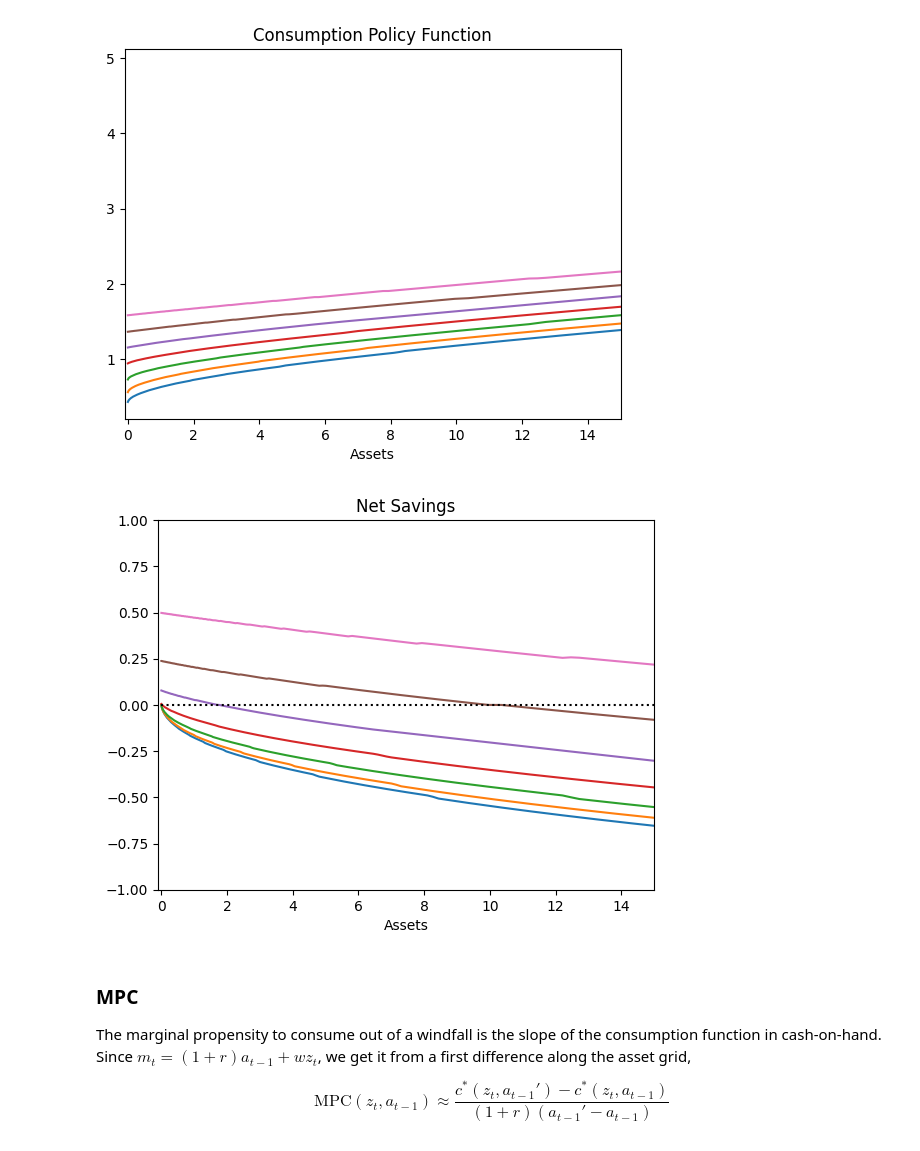
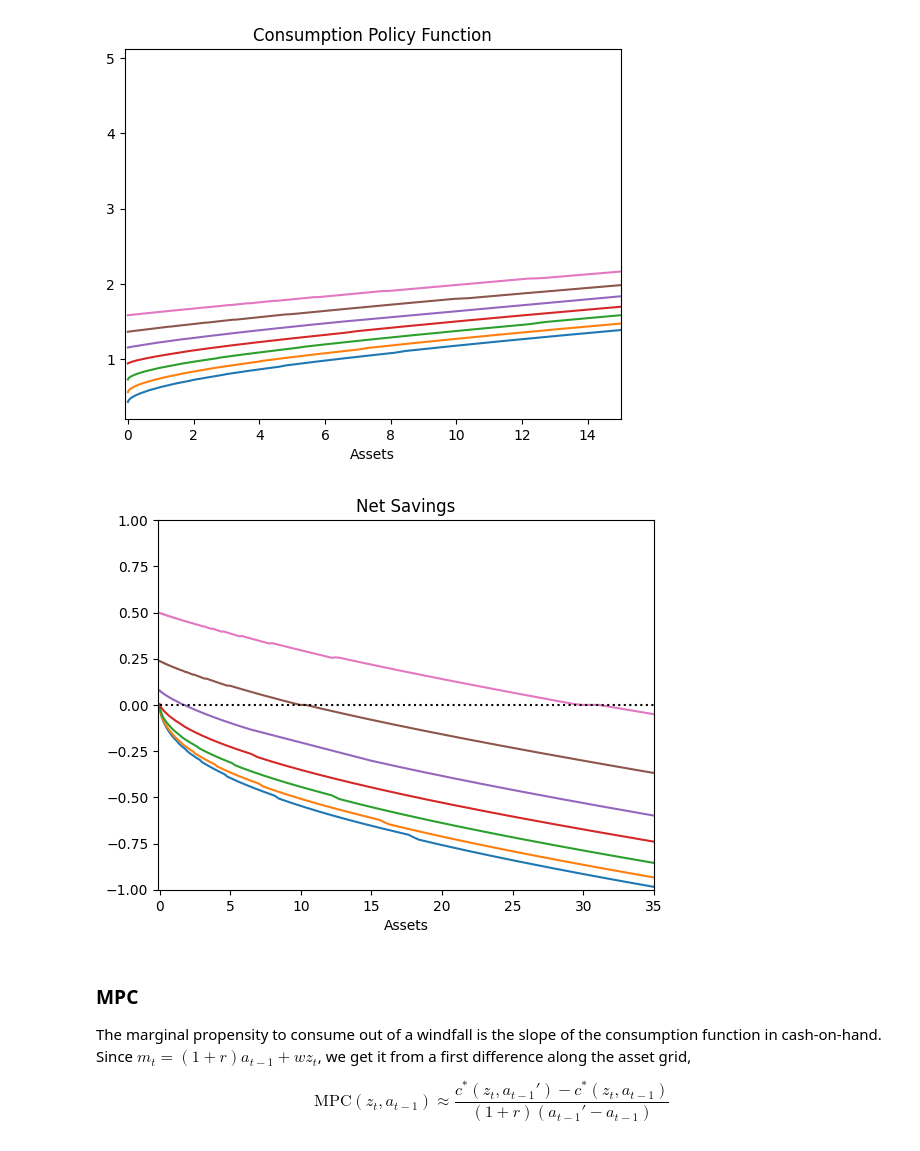
Before and after one commit to NumEconCopenhagen/AdvMacroHet, a Jupyter notebook: 02-03-Consumption-Saving/03_vfi_bufferstock-answer.ipynb, the cells around one changed output. Cells and saved outputs as stored; diff of their text form; code cells hidden in the pictures.

```diff
--- a/02-03-Consumption-Saving/03_vfi_bufferstock-answer.ipynb
+++ b/02-03-Consumption-Saving/03_vfi_bufferstock-answer.ipynb
@@ -212,14 +213,14 @@ plt.show()
 # %%
 plt.plot(par.a_grid,(a-par.a_grid[np.newaxis,:]).T)
 plt.plot(par.a_grid,np.zeros_like(par.a_grid),linestyle=':',color='black')
-plt.xlim(-0.1,15)
+plt.xlim(-0.1,35)
 plt.ylim(-1,1)
 plt.title('Net Savings')
 plt.xlabel('Assets')
 plt.savefig('figs/bs_a_func.pdf')
 plt.show()
 # %% [output]
-[figure, old version]
+[figure, new version]
 # %% [markdown]
 ### MPC
 
```
Also changed, not shown: parts of 2 cells of this notebook, 30 other files.
